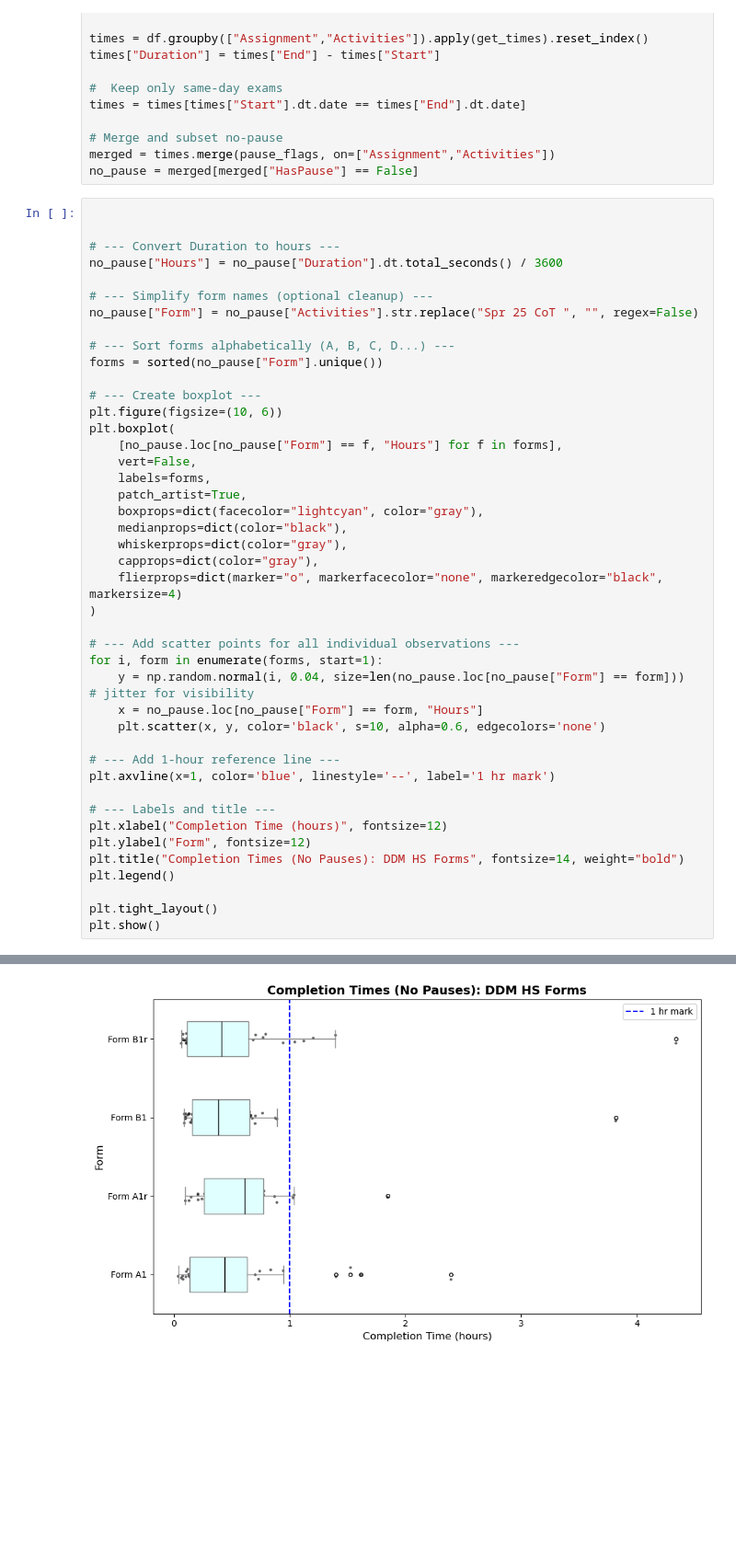
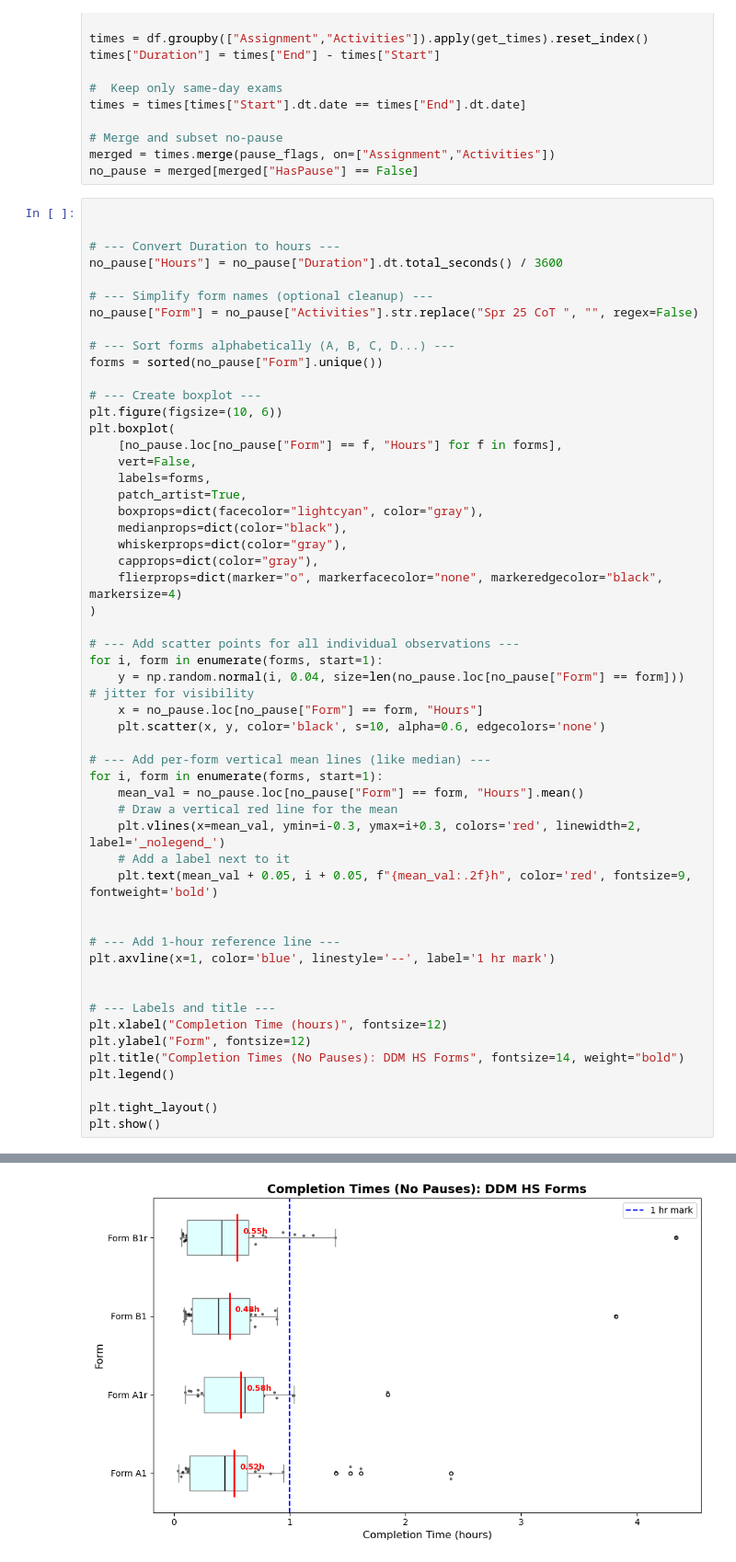
Before and after one commit to yukie-toyama/cr4cr, a Jupyter notebook: CoT/no_pause_boxplot.ipynb, the cells around one changed output, grey strips where cells are left out. Shown at 92% size. Cells and saved outputs as stored; diff of their text form; blank space fills up the shorter version.

```diff
--- a/CoT/no_pause_boxplot.ipynb
+++ b/CoT/no_pause_boxplot.ipynb
@@ -72,31 +72,41 @@ plt.boxplot(
 )
 
 # --- Add scatter points for all individual observations ---
 for i, form in enumerate(forms, start=1):
     y = np.random.normal(i, 0.04, size=len(no_pause.loc[no_pause["Form"] == form]))  # jitter for visibility
     x = no_pause.loc[no_pause["Form"] == form, "Hours"]
     plt.scatter(x, y, color='black', s=10, alpha=0.6, edgecolors='none')
 
+# --- Add per-form vertical mean lines (like median) ---
+for i, form in enumerate(forms, start=1):
+    mean_val = no_pause.loc[no_pause["Form"] == form, "Hours"].mean()
+    # Draw a vertical red line for the mean
+    plt.vlines(x=mean_val, ymin=i-0.3, ymax=i+0.3, colors='red', linewidth=2, label='_nolegend_')
+    # Add a label next to it
+    plt.text(mean_val + 0.05, i + 0.05, f"{mean_val:.2f}h", color='red', fontsize=9, fontweight='bold')
+
+
 # --- Add 1-hour reference line ---
 plt.axvline(x=1, color='blue', linestyle='--', label='1 hr mark')
+
 
 # --- Labels and title ---
 plt.xlabel("Completion Time (hours)", fontsize=12)
 plt.ylabel("Form", fontsize=12)
 plt.title("Completion Times (No Pauses): DDM HS Forms", fontsize=14, weight="bold")
 plt.legend()
 
 plt.tight_layout()
 plt.show()
 # %% [output]
 A value is trying to be set on a copy of a slice from a DataFrame.
 Try using .loc[row_indexer,col_indexer] = value instead
 
 See the caveats in the documentation: https://pandas.pydata.org/pandas-docs/stable/user_guide/indexing.html#returning-a-view-versus-a-copy
   no_pause["Hours"] = no_pause["Duration"].dt.total_seconds() / 3600
 A value is trying to be set on a copy of a slice from a DataFrame.
 Try using .loc[row_indexer,col_indexer] = value instead
 
 See the caveats in the documentation: https://pandas.pydata.org/pandas-docs/stable/user_guide/indexing.html#returning-a-view-versus-a-copy
   no_pause["Form"] = no_pause["Activities"].str.replace("Spr 25 CoT ", "", regex=False)
-[figure, old version]
+[figure, new version]
```
Also changed, not shown: 3 other files.
